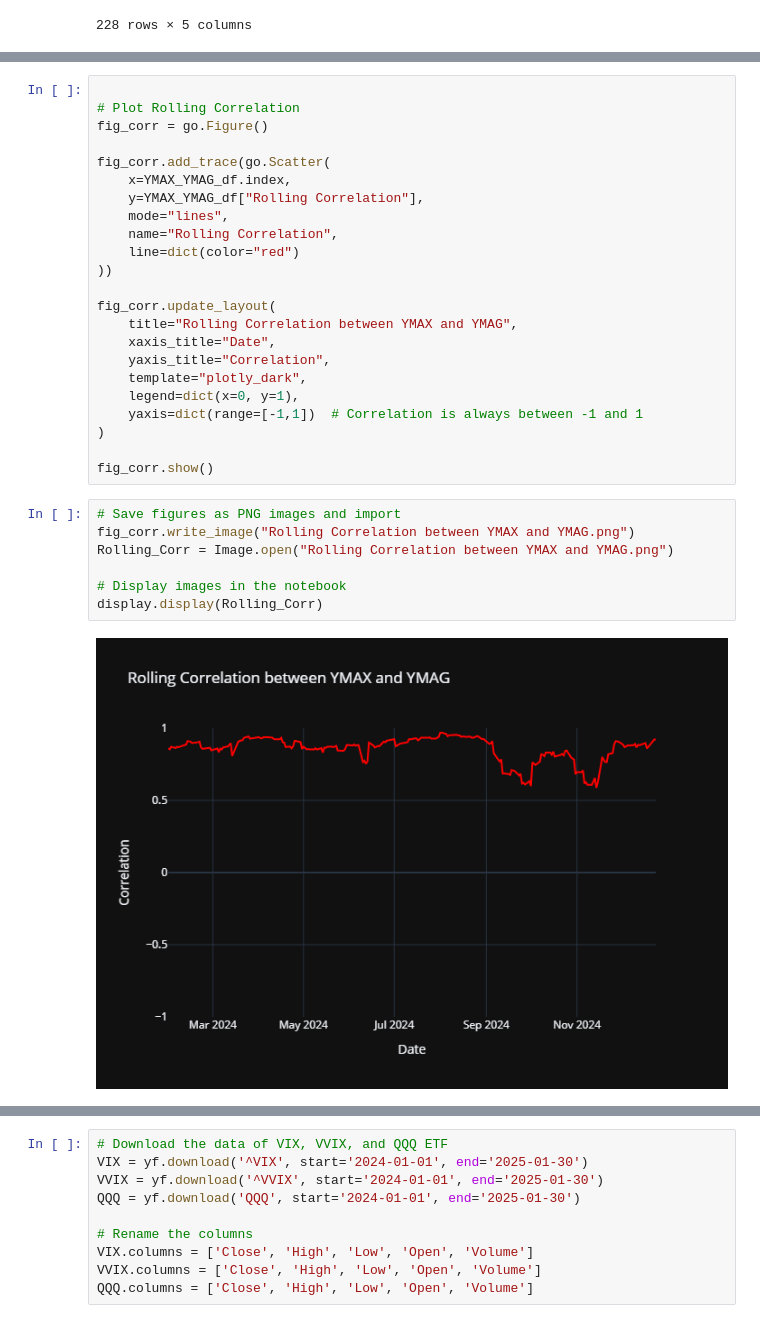
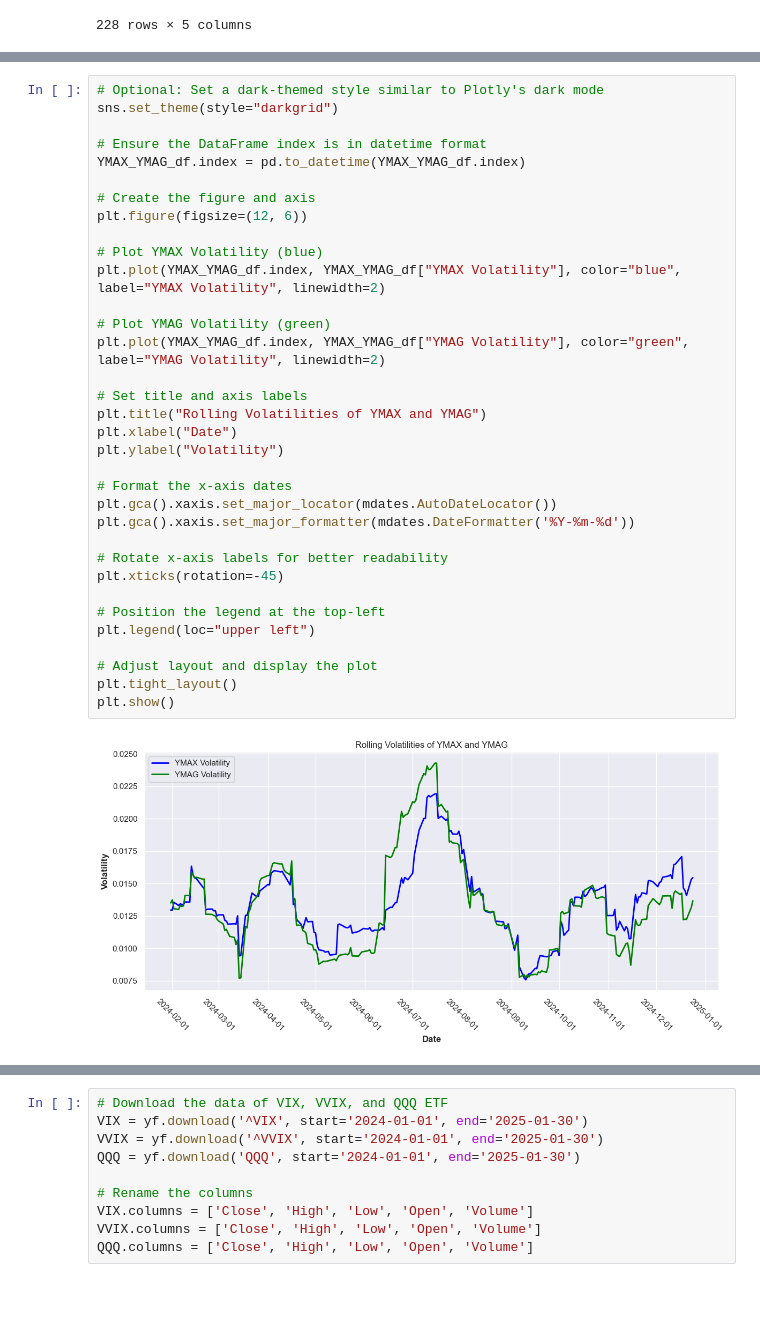
Before and after one commit to BensonMunene/Ratios-Strategy-App, a Jupyter notebook: Codes/Backtester Algorithm1.ipynb, the cells around one changed output, grey strips where cells are left out. Cells and saved outputs as stored; diff of their text form; blank space fills up the shorter version.

```diff
--- a/Codes/Backtester Algorithm1.ipynb
+++ b/Codes/Backtester Algorithm1.ipynb
@@ -334,32 +257,36 @@ display.display(Rolling_Vols)
-# %%
-
-# Plot Rolling Correlation
-fig_corr = go.Figure()
-
-fig_corr.add_trace(go.Scatter(
-    x=YMAX_YMAG_df.index,
-    y=YMAX_YMAG_df["Rolling Correlation"],
-    mode="lines",
-    name="Rolling Correlation",
-    line=dict(color="red")
-))
-
-fig_corr.update_layout(
-    title="Rolling Correlation between YMAX and YMAG",
-    xaxis_title="Date",
-    yaxis_title="Correlation",
-    template="plotly_dark",
-    legend=dict(x=0, y=1),
-    yaxis=dict(range=[-1,1])  # Correlation is always between -1 and 1
-)
-
-fig_corr.show()
-# %%
-# Save figures as PNG images and import
-fig_corr.write_image("Rolling Correlation between YMAX and YMAG.png")
-Rolling_Corr = Image.open("Rolling Correlation between YMAX and YMAG.png")
-
-# Display images in the notebook
-display.display(Rolling_Corr)
-# %% [output]
-[figure, removed]
+# %%
+# Optional: Set a dark-themed style similar to Plotly's dark mode
+sns.set_theme(style="darkgrid")
+
+# Ensure the DataFrame index is in datetime format
+YMAX_YMAG_df.index = pd.to_datetime(YMAX_YMAG_df.index)
+
+# Create the figure and axis
+plt.figure(figsize=(12, 6))
+
+# Plot YMAX Volatility (blue)
+plt.plot(YMAX_YMAG_df.index, YMAX_YMAG_df["YMAX Volatility"], color="blue", label="YMAX Volatility", linewidth=2)
+
+# Plot YMAG Volatility (green)
+plt.plot(YMAX_YMAG_df.index, YMAX_YMAG_df["YMAG Volatility"], color="green", label="YMAG Volatility", linewidth=2)
+
+# Set title and axis labels
+plt.title("Rolling Volatilities of YMAX and YMAG")
+plt.xlabel("Date")
+plt.ylabel("Volatility")
+
+# Format the x-axis dates
+plt.gca().xaxis.set_major_locator(mdates.AutoDateLocator())
+plt.gca().xaxis.set_major_formatter(mdates.DateFormatter('%Y-%m-%d'))
+
+# Rotate x-axis labels for better readability
+plt.xticks(rotation=-45)
+
+# Position the legend at the top-left
+plt.legend(loc="upper left")
+
+# Adjust layout and display the plot
+plt.tight_layout()
+plt.show()
+# %% [output]
+[figure, added]
```
Also changed, not shown: parts of 22 cells of this notebook, 2 other files.
